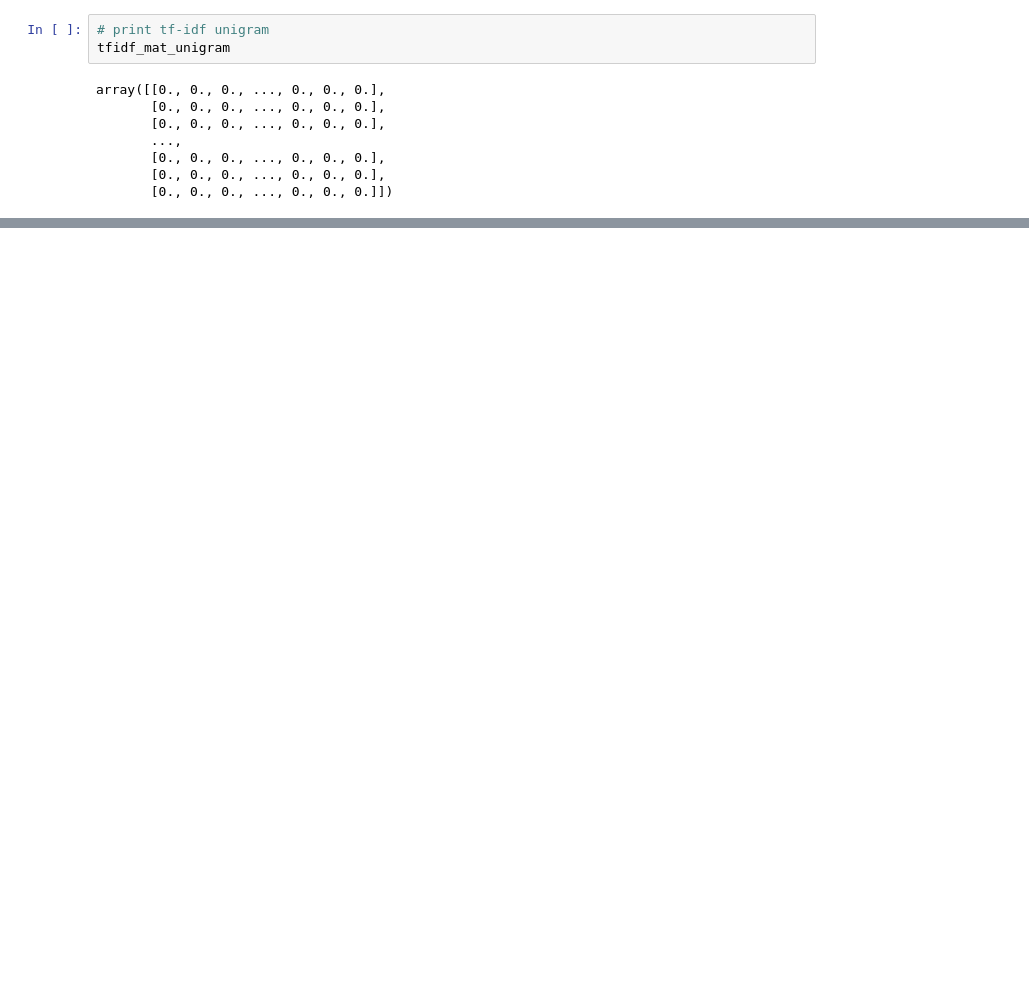
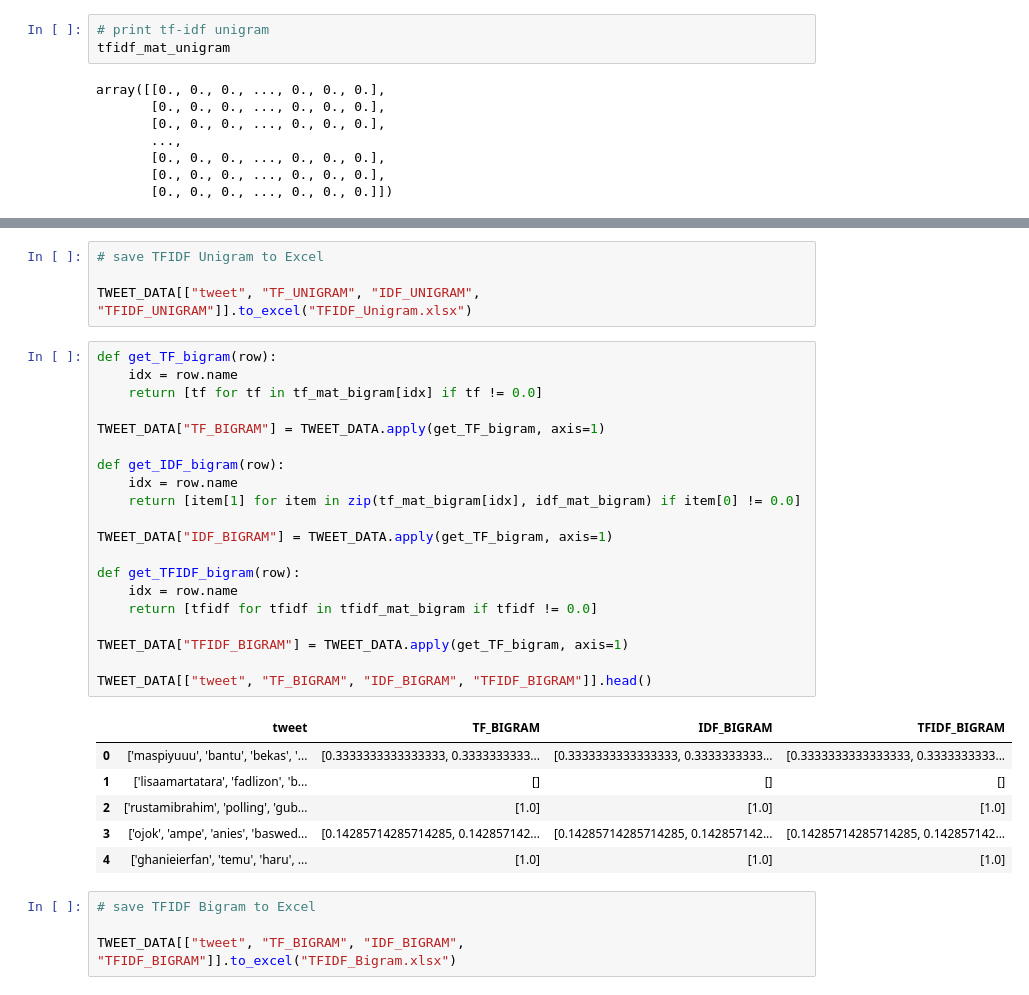
Before and after one commit to Muhammad-Yunus/Neural-Network, a Jupyter notebook: 3. Convolutional Neural Network/Pembobotan TF-IDF/2. Pembobotan TF-IDF.ipynb, the cells around one changed output, grey strips where cells are left out. Cells and saved outputs as stored; diff of their text form; blank space fills up the shorter version.

```diff
--- a/3. Convolutional Neural Network/Pembobotan TF-IDF/2. Pembobotan TF-IDF.ipynb
+++ b/3. Convolutional Neural Network/Pembobotan TF-IDF/2. Pembobotan TF-IDF.ipynb
@@ -377,0 +425,35 @@ array position 981 (0.45930801093045037, 'warga')
+# %%
+# save TFIDF Unigram to Excel
+
+TWEET_DATA[["tweet", "TF_UNIGRAM", "IDF_UNIGRAM", "TFIDF_UNIGRAM"]].to_excel("TFIDF_Unigram.xlsx")
+# %%
+def get_TF_bigram(row):
+    idx = row.name
+    return [tf for tf in tf_mat_bigram[idx] if tf != 0.0]
+
+TWEET_DATA["TF_BIGRAM"] = TWEET_DATA.apply(get_TF_bigram, axis=1)
+
+def get_IDF_bigram(row):
+    idx = row.name
+    return [item[1] for item in zip(tf_mat_bigram[idx], idf_mat_bigram) if item[0] != 0.0]
+
+TWEET_DATA["IDF_BIGRAM"] = TWEET_DATA.apply(get_TF_bigram, axis=1)
+
+def get_TFIDF_bigram(row):
+    idx = row.name
+    return [tfidf for tfidf in tfidf_mat_bigram if tfidf != 0.0]
+
+TWEET_DATA["TFIDF_BIGRAM"] = TWEET_DATA.apply(get_TF_bigram, axis=1)
+
+TWEET_DATA[["tweet", "TF_BIGRAM", "IDF_BIGRAM", "TFIDF_BIGRAM"]].head()
+# %% [output]
+|  | tweet | TF_BIGRAM | IDF_BIGRAM | TFIDF_BIGRAM |
+| 0 | ['maspiyuuu', 'bantu', 'bekas', '... | [0.3333333333333333, 0.3333333333... | [0.3333333333333333, 0.3333333333... | [0.3333333333333333, 0.3333333333... |
+| 1 | ['lisaamartatara', 'fadlizon', 'b... | [] | [] | [] |
+| 2 | ['rustamibrahim', 'polling', 'gub... | [1.0] | [1.0] | [1.0] |
+| 3 | ['ojok', 'ampe', 'anies', 'baswed... | [0.14285714285714285, 0.142857142... | [0.14285714285714285, 0.142857142... | [0.14285714285714285, 0.142857142... |
+| 4 | ['ghanieierfan', 'temu', 'haru', ... | [1.0] | [1.0] | [1.0] |
+# %%
+# save TFIDF Bigram to Excel
+
+TWEET_DATA[["tweet", "TF_BIGRAM", "IDF_BIGRAM", "TFIDF_BIGRAM"]].to_excel("TFIDF_Bigram.xlsx")
```
Also changed, not shown: parts of 7 cells of this notebook.
